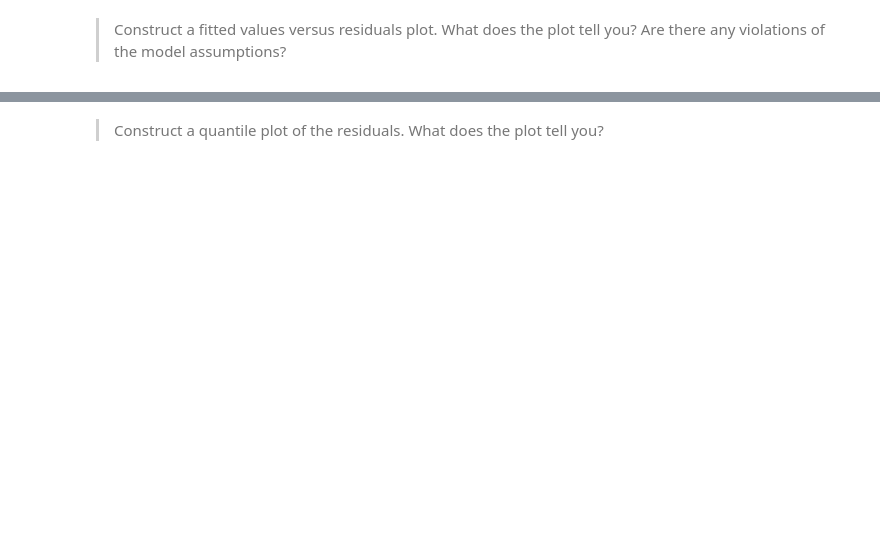
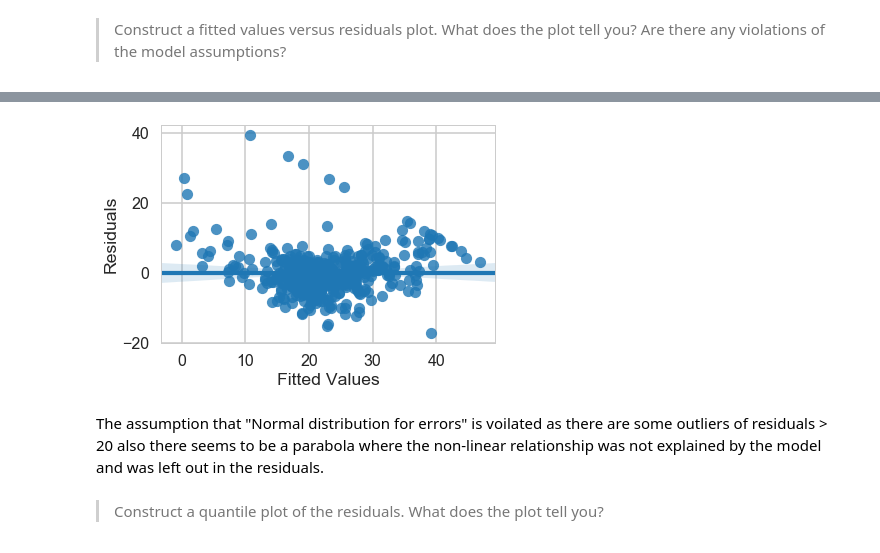
Before and after one commit to nicolechao/springboard-data-science, a Jupyter notebook: Mini Projects and Exercises/Linear Regression Boston Housing/Mini_Project_Linear_Regression.ipynb, the cells around one changed output, grey strips where cells are left out. Drawn from its saved outputs; the diff is of its cells as text; code cells hidden in the pictures; blank space fills up the shorter version.

```diff
--- a/Mini Projects and Exercises/Linear Regression Boston Housing/Mini_Project_Linear_Regression.ipynb
+++ b/Mini Projects and Exercises/Linear Regression Boston Housing/Mini_Project_Linear_Regression.ipynb
@@ -1047,2 +1049,5 @@ There are some other issues that are important investigate with linear regressio
 # %% [markdown]
 > Construct a fitted values versus residuals plot. What does the plot tell you? Are there any violations of the model assumptions?
+# %%
+m = ols('PRICE ~ CRIM + RM + PTRATIO', bos).fit()
+print(m.summary())
@@ -1049,2 +1072,11 @@ There are some other issues that are important investigate with linear regressio
+# %%
+sns.regplot(m.fittedvalues, m.resid)
+plt.xlabel('Fitted Values')
+plt.ylabel('Residuals')
+plt.show()
+# %% [output]
+[figure, added]
+# %% [markdown]
+The assumption that "Normal distribution for errors" is voilated as there are some outliers of residuals > 20 also there seems to be a parabola where the non-linear relationship was not explained by the model and was left out in the residuals.
 # %% [markdown]
 > Construct a quantile plot of the residuals. What does the plot tell you?
```
Also changed, not shown: parts of 21 cells of this notebook.
